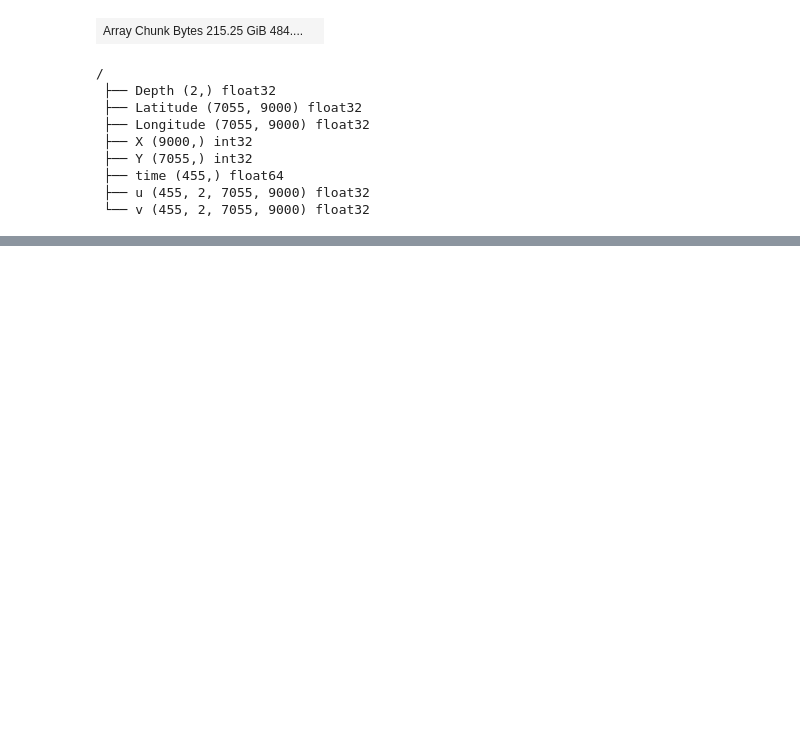
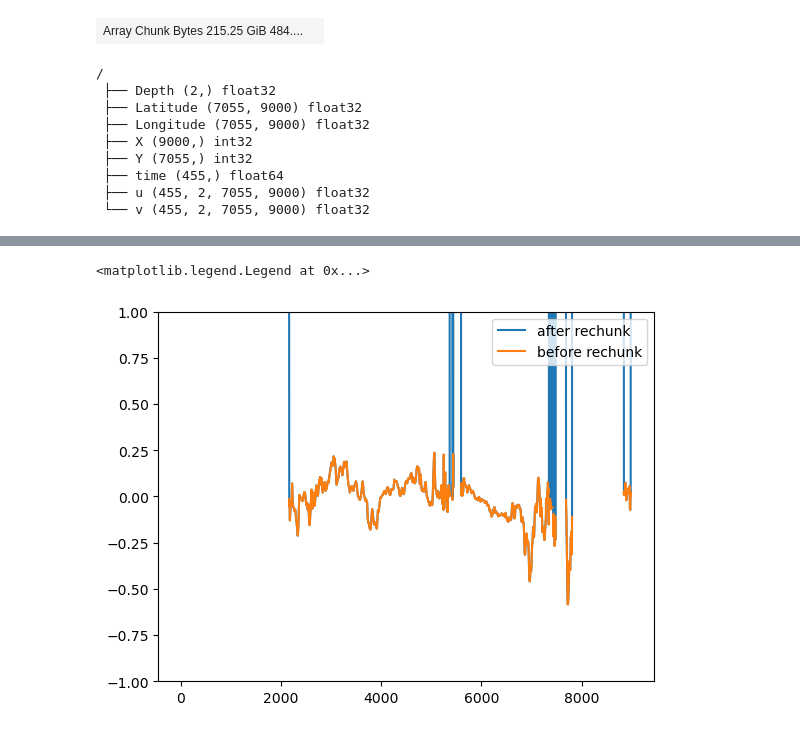
Before and after one commit to selipot/hycom-unleashed, a Jupyter notebook: zarr_to_rechunk.ipynb, the cells around one changed output, grey strips where cells are left out. Cells and saved outputs as stored; diff of their text form; code cells hidden in the pictures; blank space fills up the shorter version.

```diff
--- a/zarr_to_rechunk.ipynb
+++ b/zarr_to_rechunk.ipynb
@@ -189,0 +402,9 @@ ContainsArrayError: path '' contains an array
+# %%
+fig, ax = plt.subplots()
+ax.plot(d1x.X,d1x.u[0,0,1000,:],label='after rechunk')
+ax.plot(d1.X,d1.u[0,0,1000,:],label='before rechunk')
+ax.set_ylim([-1,1])
+plt.legend()
+# %% [output]
+<matplotlib.legend.Legend at 0x...>
+[figure, added]
```
Also changed, not shown: parts of 34 cells of this notebook, 2 other files.
